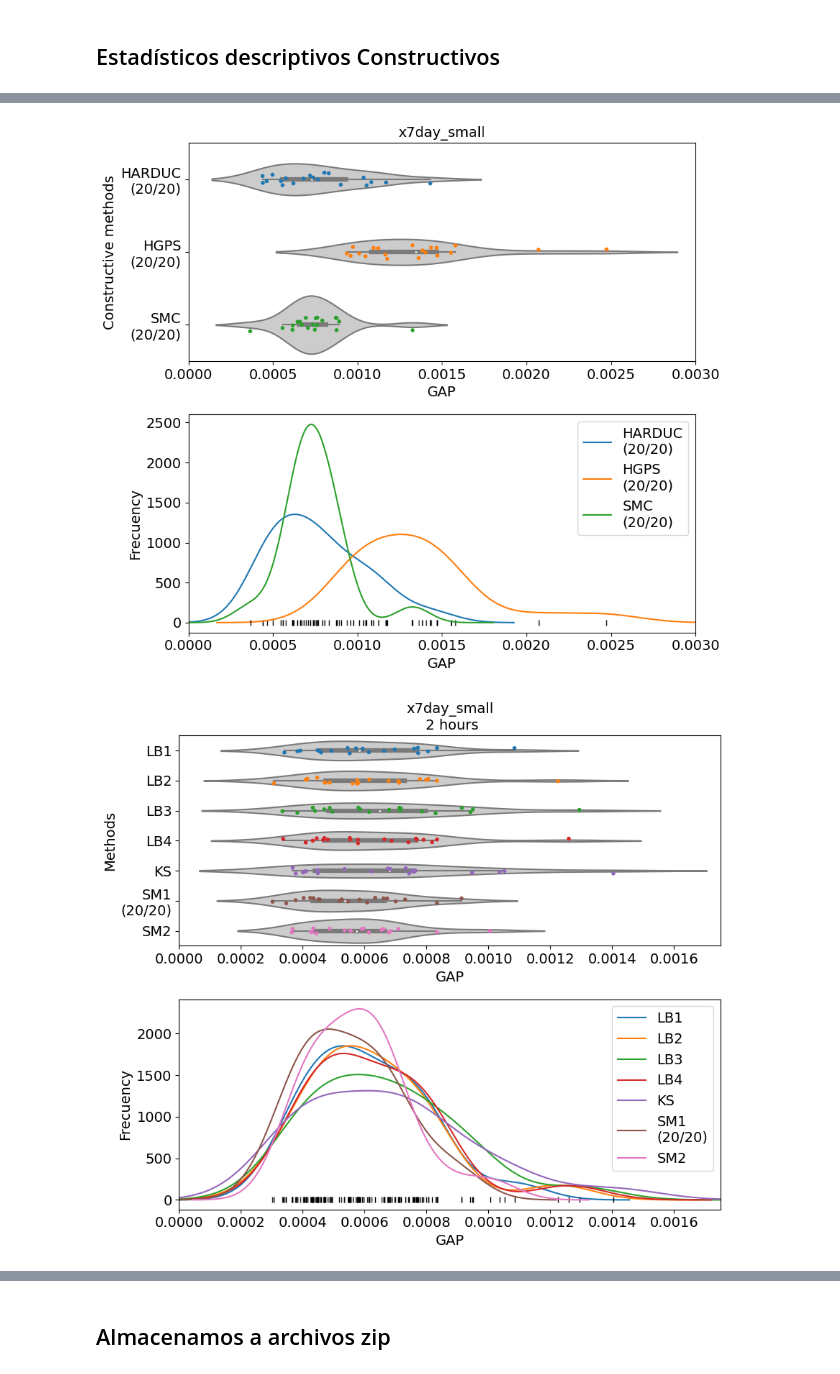
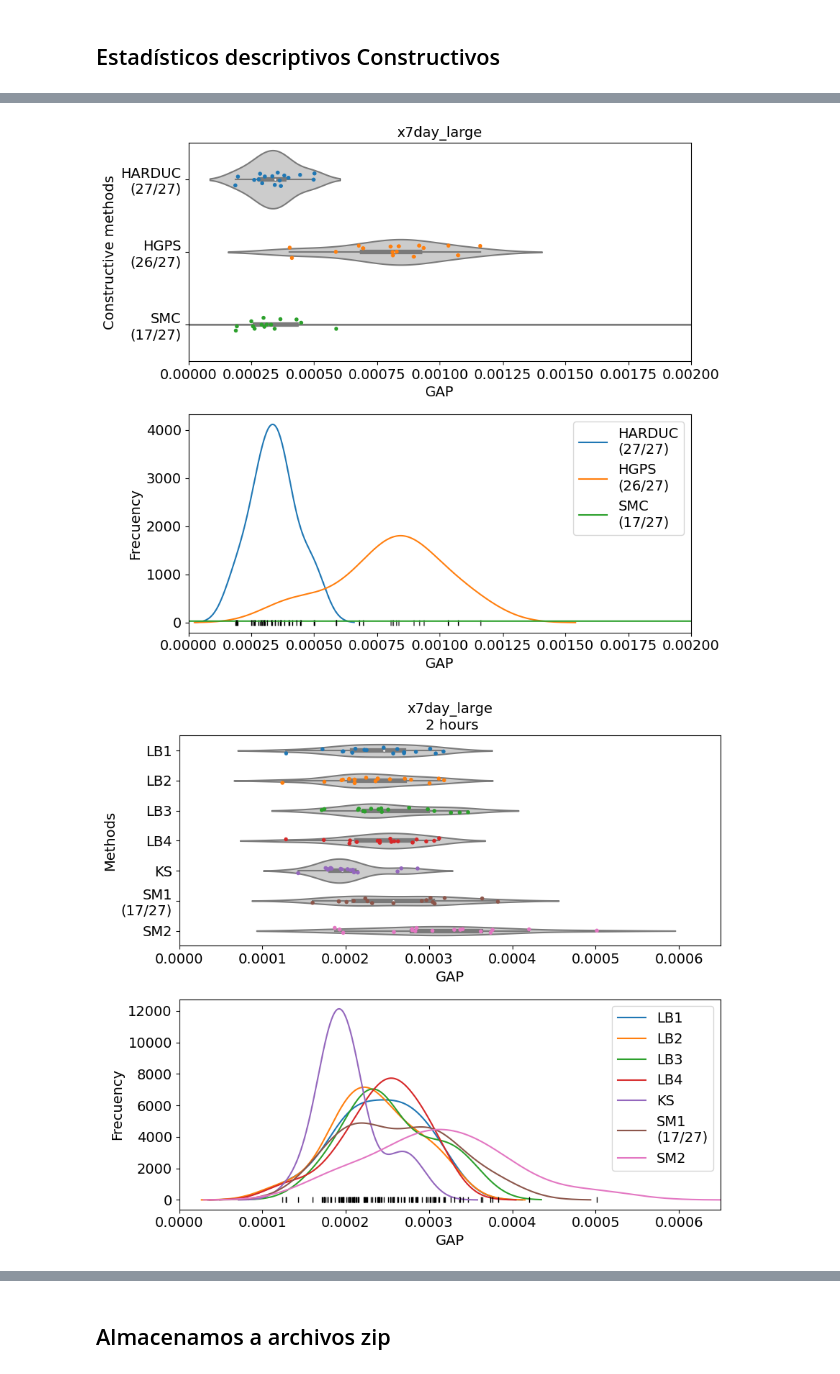
Before and after one commit to urieliram/Matheuristics_UCP, a Jupyter notebook: Figures_TC_UC2.ipynb, the cells around one changed output, grey strips where cells are left out. Saved outputs shown, nothing was run; the diff lists cells and outputs as text; code cells hidden in the pictures.

```diff
--- a/Figures_TC_UC2.ipynb
+++ b/Figures_TC_UC2.ipynb
@@ -153,7 +153,7 @@ dfgraph    = dfgraph.loc[(dfgraph['groupx']=='x7day_small')|(dfgraph['groupx']==
 dfx = df[(df['groupx'] == 'x7day_small' )]
 dfy = df[(df['groupx'] == 'x7day_medium')]
 dfz = df[(df['groupx'] == 'x7day_large' )]
-filter = 'x7day_small' ## x10gen_small, x10gen_large ,x7day_small, x7day_large,
+filter = 'x7day_large' ## x10gen_small, x10gen_large ,x7day_small, x7day_large,
 df = df[(df['groupx'] == filter)]
 
 !mkdir Figures
@@ -592,9 +592,9 @@ def graficas(title='',graphs=[]):
   plt.legend(bbox_to_anchor=(1, 0.75))
 
   if title == 'uc_122':
-    plt.ylim(top=8.139E+7)
+    plt.ylim(top=8.139E+7,bottom=8.1355E+7)
   if title == 'uc_124':
-    plt.ylim(top=8.037E+7)
+    plt.ylim(top=8.037E+7,bottom=8.03455E+7)
 
   if title == 'uc_061':
     plt.ylim(top=2.2348E+7)
@@ -930,9 +935,9 @@ df1 = pd.DataFrame( data )
 #fig, ax = plt.subplots(figsize=(8, 6))
 #sns.histplot(df1, x="gap", hue="method", element="step") #,bins=15
 # %%
-a=0;b=0.002
+a=0.0;b=0.001
 if filter == 'x7day_large':
-  a=0.0;b=0.002
+  a=0.0;b=0.00075
 if filter == 'x7day_small':
   a=0.0;b=0.00175
 
@@ -957,9 +962,7 @@ if True:
   axs[0].set_title(filter+'\n 1 hour', fontsize=fontsize)
   axs[0].set_xlabel('GAP'            , fontsize=fontsize)
   axs[0].set_ylabel('Methods'        , fontsize=fontsize)
-
-  if filter == 'x7day_large' or filter == 'x7day_small':
-    axs[0].set_xlim([a,  b])
+  axs[0].set_xlim([a,  b])
 
   for i in df1.method.unique():
       datos_temp = df1[df1.method == i]['gap']
@@ -969,8 +972,7 @@ if True:
   axs[1].legend()
   axs[1].set_xlabel('GAP'       , fontsize=fontsize)
   axs[1].set_ylabel('Frecuency' , fontsize=fontsize)
-  if filter == 'x7day_large' or filter == 'x7day_small':
-    axs[1].set_xlim([a,  b])
+  axs[1].set_xlim([a,  b])
 
   fig.tight_layout()
   namefile = dir+'fig_violinAll_1h'+'_'+filter+'.pdf'
@@ -1165,5 +1167,5 @@ HARDUC, x7day_small , 0.00076773 , 0.0002663855628595514 , 20
 # %%
-a=0;b=0.003
+a=0;b=0.0018
 if filter == 'x7day_large':
   a=0.0;b=0.002
 if filter == 'x7day_small':
@@ -1191,8 +1193,7 @@ if True:
   axs[0].set_title(''+filter+'', fontsize=fontsize)
   axs[0].set_xlabel('GAP'      , fontsize=fontsize)
   axs[0].set_ylabel('Constructive methods'  , fontsize=fontsize)
-  if filter == 'x7day_large' or filter == 'x7day_small':
-    axs[0].set_xlim([a,  b])
+  axs[0].set_xlim([a,  b])
 
   fig.tight_layout()
 
@@ -1205,16 +1206,14 @@ if True:
   axs[1].legend()
   axs[1].set_xlabel('GAP'       , fontsize=fontsize)
   axs[1].set_ylabel('Frecuency' , fontsize=fontsize)
-
-  if filter == 'x7day_large' or filter == 'x7day_small':
-    axs[1].set_xlim([a,  b])
+  axs[1].set_xlim([a,  b])
 
   fig.tight_layout()
   namefile = dir+'fig_violinHarduc'+'_'+filter+'.pdf'
   plt.savefig(namefile, transparent=True)
   plt.show()
 # %% [output]
-[figure, old version]
+[figure, new version]
 # %%
 ## https://www.geeksforgeeks.org/data-visualization-with-python-seaborn/
 method1 = ['LB1'     ]*(len(lbc1))
@@ -1235,9 +1234,9 @@ df1 = pd.DataFrame( data )
 #fig, ax = plt.subplots(figsize=(8, 6))
 #sns.histplot(df1, x="gap", hue="method", element="step") #,bins=15
 # %%
-a=0;b=0.002
+a=0.0;b=0.0008
 if filter == 'x7day_large':
-  a=0.0;b=0.002
+  a=0.0;b=0.00065
 if filter == 'x7day_small':
   a=0.0;b=0.00175
 
@@ -1251,38 +1250,36 @@ if True:
       ax      = axs[0]  )
   sns.stripplot(
       palette=palette[0:7] ,
       x       = df1.gap,
       y       = df1.method,
       data    = df1,
       size    = 4,
       jitter  = 0.1,
       ax      = axs[0]  )
   axs[0].set_ylabel('methods')
   ## Distribution of methods
   axs[0].set_title(filter+'\n 2 hours', fontsize=fontsize)
   axs[0].set_xlabel('GAP'                                 , fontsize=fontsize)
   axs[0].set_ylabel('Methods'                             , fontsize=fontsize)
-  if filter == 'x7day_large' or filter == 'x7day_small':
-    axs[0].set_xlim([a,  b])
+  axs[0].set_xlim([a,  b])
   fig.tight_layout()
 
   for i in df1.method.unique():
       datos_temp = df1[df1.method == i]['gap']
       datos_temp.plot.kde(ax=axs[1], label=i)
       axs[1].plot(datos_temp, np.full_like(datos_temp, 0), '|k', markeredgewidth=1)
 
   axs[1].legend()
   axs[1].set_xlabel('GAP'       , fontsize=fontsize)
   axs[1].set_ylabel('Frecuency' , fontsize=fontsize)
-  if filter == 'x7day_large' or filter == 'x7day_small':
-    axs[1].set_xlim([a,  b])
+  axs[1].set_xlim([a,  b])
   fig.tight_layout()
 
   namefile = dir+'fig_violinAll'+'_'+filter+'.pdf'
   plt.savefig(namefile, transparent=True)
   plt.show()
 # %% [output]
-[figure, old version]
+[figure, new version]
 # %%
 ## Estadísticos descriptivos a UNA HORA
 print('Label, tabla:descriptive_'+filter)
```
Also changed, not shown: parts of 27 cells of this notebook.
